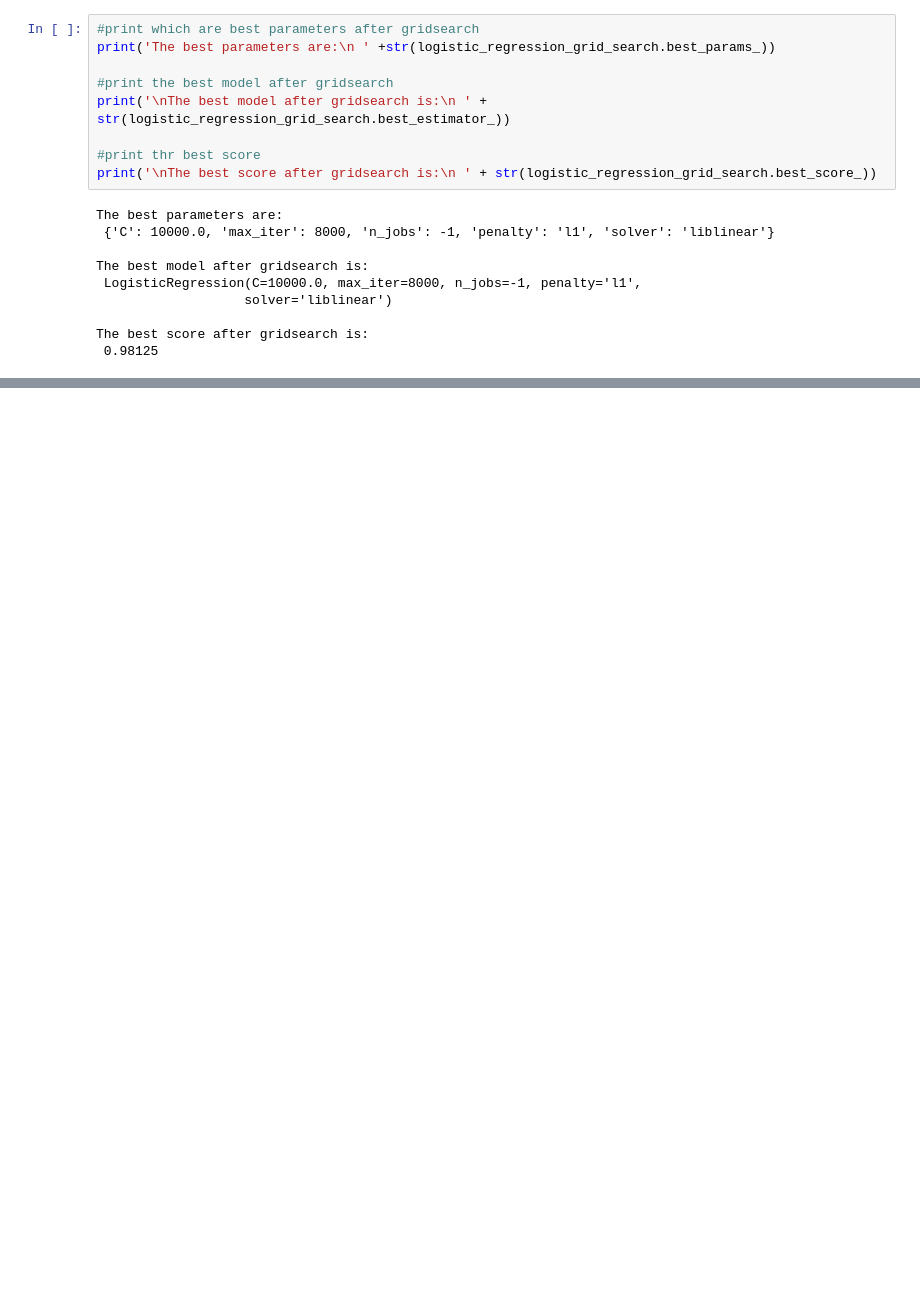
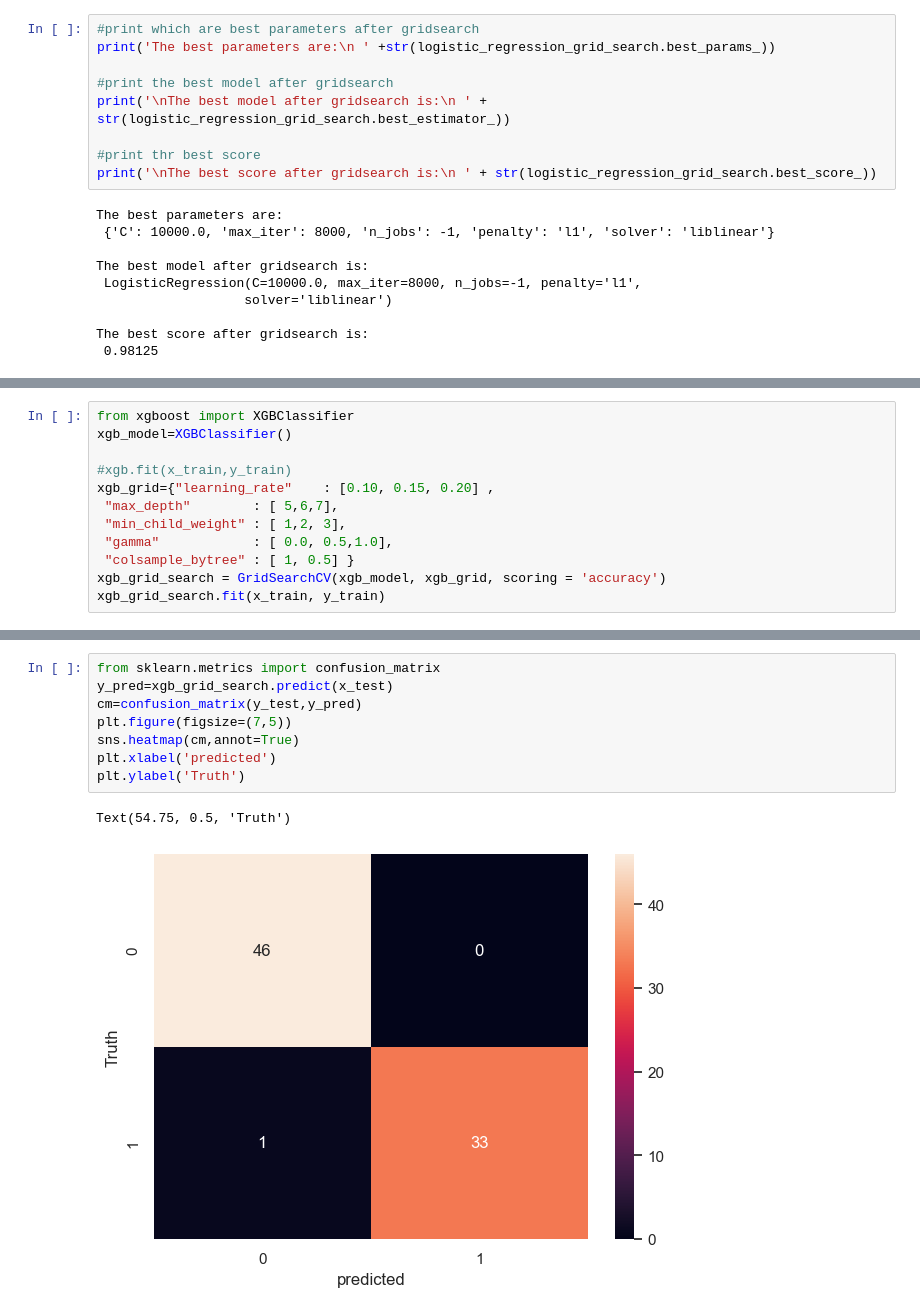
Before and after one commit to mizanurasif/Chronic-Kidney-Disease-Detection-using-ML, a Jupyter notebook: project.ipynb, the cells around one changed output, grey strips where cells are left out. Drawn from its saved outputs; the diff is of its cells as text; blank space fills up the shorter version.

```diff
--- a/project.ipynb
+++ b/project.ipynb
@@ -636,0 +626,12 @@ Text(54.75, 0.5, 'Truth')
+# %%
+from xgboost import XGBClassifier
+xgb_model=XGBClassifier()
+
+#xgb.fit(x_train,y_train)
+xgb_grid={"learning_rate"    : [0.10, 0.15, 0.20] ,
+ "max_depth"        : [ 5,6,7],
+ "min_child_weight" : [ 1,2, 3],
+ "gamma"            : [ 0.0, 0.5,1.0],
+ "colsample_bytree" : [ 1, 0.5] }
+xgb_grid_search = GridSearchCV(xgb_model, xgb_grid, scoring = 'accuracy')
+xgb_grid_search.fit(x_train, y_train)
@@ -636,0 +687,11 @@ Text(54.75, 0.5, 'Truth')
+# %%
+from sklearn.metrics import confusion_matrix
+y_pred=xgb_grid_search.predict(x_test)
+cm=confusion_matrix(y_test,y_pred)
+plt.figure(figsize=(7,5))
+sns.heatmap(cm,annot=True)
+plt.xlabel('predicted')
+plt.ylabel('Truth')
+# %% [output]
+Text(54.75, 0.5, 'Truth')
+[figure, added]
```
Also changed, not shown: parts of 7 cells of this notebook.
